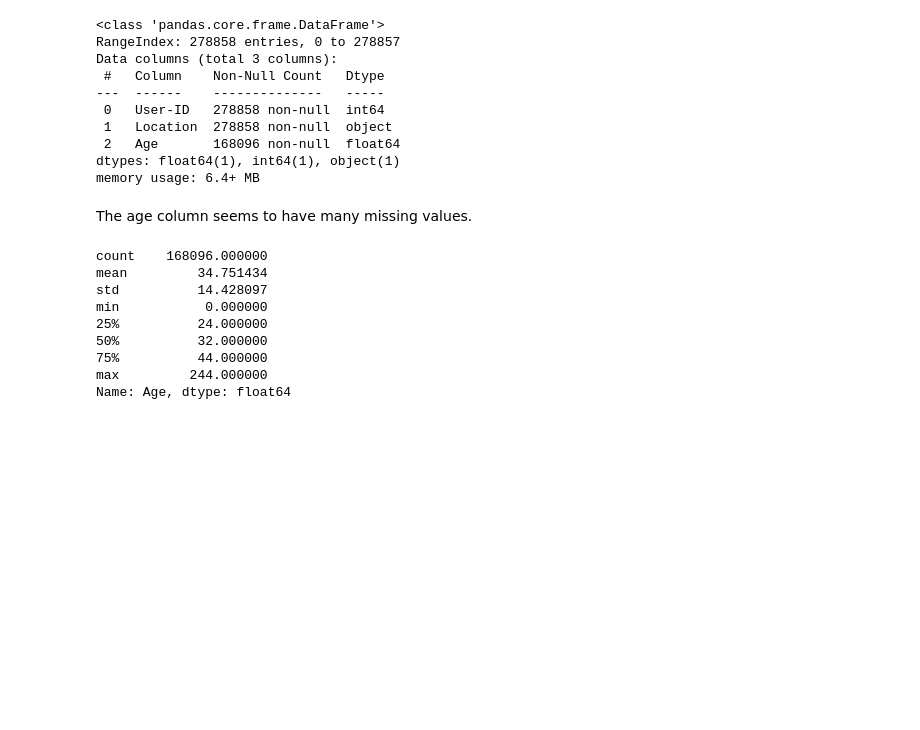
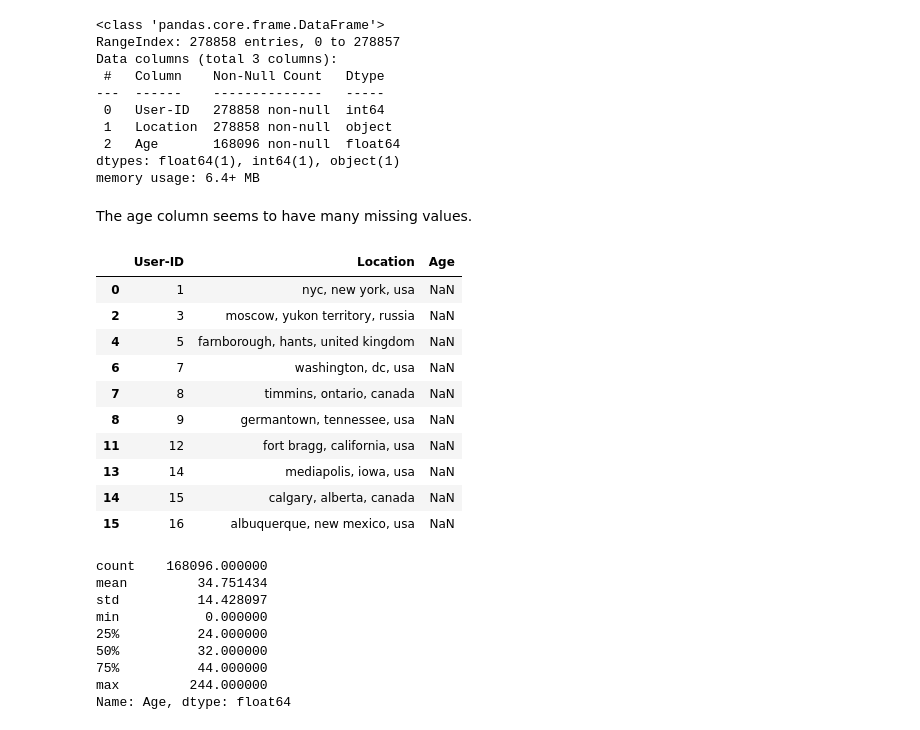
Before and after one commit to comsavvy/Book-recommendation-system-project, a Jupyter notebook: walkthrough.ipynb, the cells around one changed output. Cells and saved outputs as stored; diff of their text form; code cells hidden in the pictures; blank space fills up the shorter version.

```diff
--- a/walkthrough.ipynb
+++ b/walkthrough.ipynb
@@ -157,6 +157,20 @@ dtypes: float64(1), int64(1), object(1)
 memory usage: 6.4+ MB
 # %% [markdown]
 The age column seems to have many missing values.
+# %%
+users[users["Age"].isna()].head(10)
+# %% [output]
+|  | User-ID | Location | Age |
+| 0 | 1 | nyc, new york, usa | NaN |
+| 2 | 3 | moscow, yukon territory, russia | NaN |
+| 4 | 5 | farnborough, hants, united kingdom | NaN |
+| 6 | 7 | washington, dc, usa | NaN |
+| 7 | 8 | timmins, ontario, canada | NaN |
+| 8 | 9 | germantown, tennessee, usa | NaN |
+| 11 | 12 | fort bragg, california, usa | NaN |
+| 13 | 14 | mediapolis, iowa, usa | NaN |
+| 14 | 15 | calgary, alberta, canada | NaN |
+| 15 | 16 | albuquerque, new mexico, usa | NaN |
 # %%
 users["Age"].describe()
 # %% [output]
```
Also changed, not shown: parts of 30 cells of this notebook.
